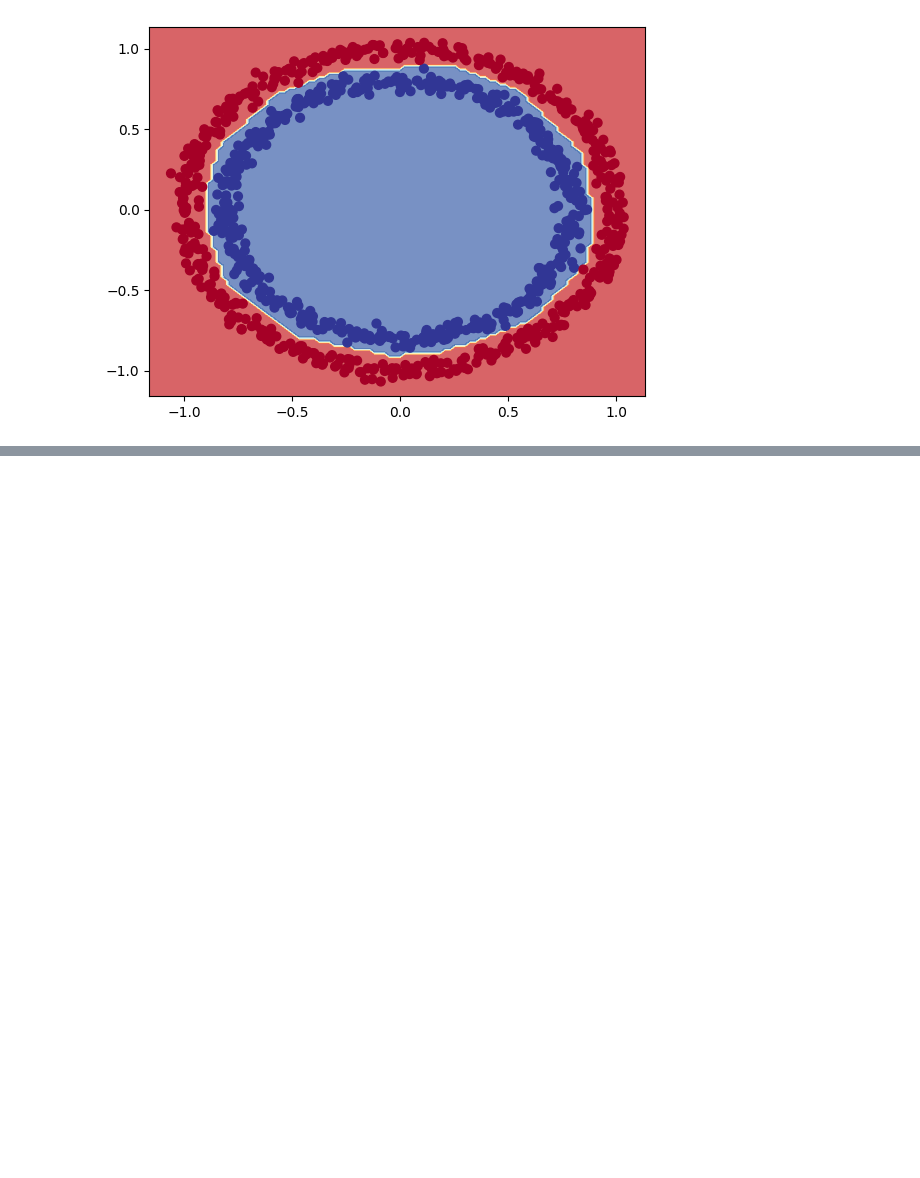
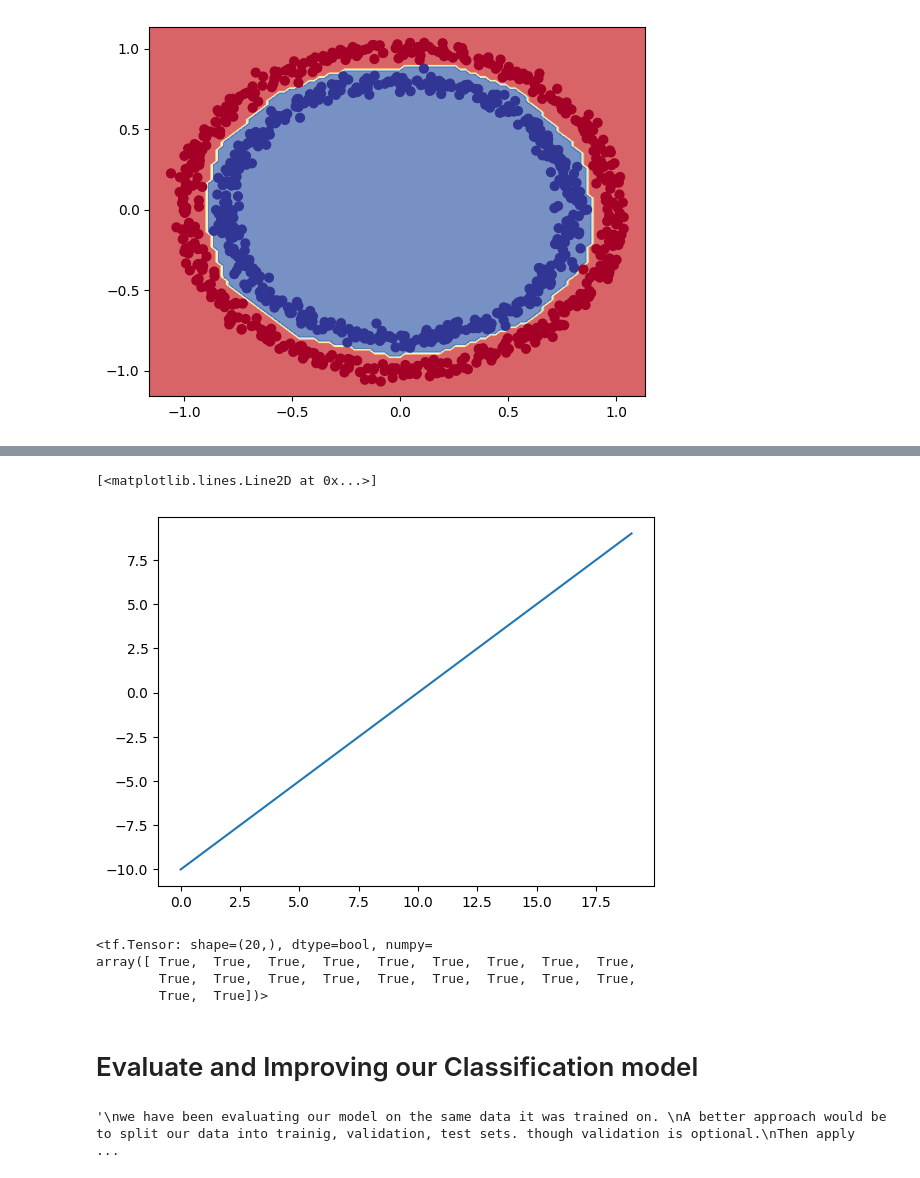
Before and after one commit to TusharMahata/Tensorflow_Learning, a Jupyter notebook: Neural_Network_Classification.ipynb, the cells around one changed output, grey strips where cells are left out. Cells and saved outputs as stored; diff of their text form; code cells hidden in the pictures; blank space fills up the shorter version.

Commit message:
Classifications Funadamental

```diff
--- a/Neural_Network_Classification.ipynb
+++ b/Neural_Network_Classification.ipynb
@@ -589,0 +659,25 @@ binary Classification
+# %%
+plt.plot(A)
+# %% [output]
+[<matplotlib.lines.Line2D at 0x...>]
+[figure, added]
+# %%
+# it's looks like linear types of data. lets check
+
+A == tf.keras.activations.linear(A)
+# %% [output]
+<tf.Tensor: shape=(20,), dtype=bool, numpy=
+array([ True,  True,  True,  True,  True,  True,  True,  True,  True,
+        True,  True,  True,  True,  True,  True,  True,  True,  True,
+        True,  True])>
+# %% [markdown]
+# Evaluate and Improving our Classification model
+# %%
+'''
+we have been evaluating our model on the same data it was trained on.
+A better approach would be to split our data into trainig, validation, test sets. though validation is optional.
+Then apply on the model.
+lets do it
+'''
+# %% [output]
+'\nwe have been evaluating our model on the same data it was trained on. \nA better approach would be to split our data into trainig, validation, test sets. though validation is optional.\nThen apply  ...
```
Also changed, not shown: parts of 44 cells of this notebook.
